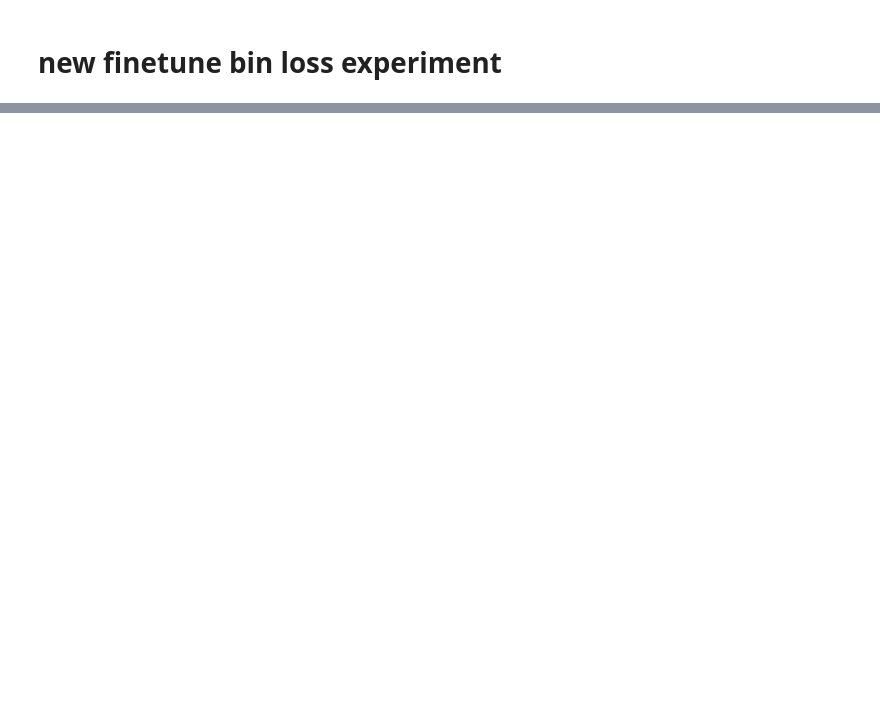
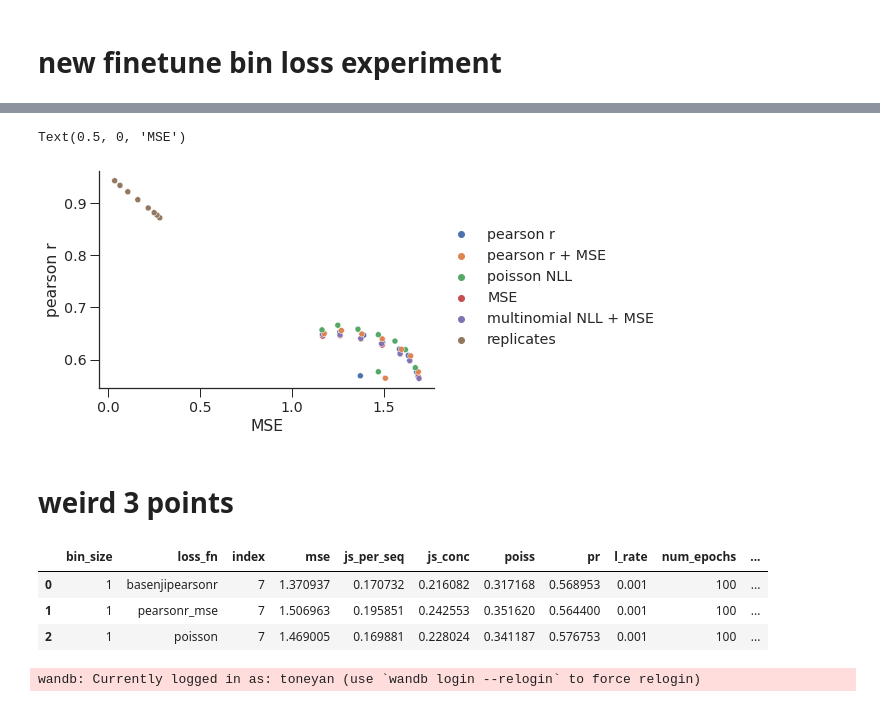
Before and after one commit to amberT15/QuantPred, a Jupyter notebook: Loss visualizations.ipynb, the cells around one changed output, grey strips where cells are left out. Cells and saved outputs as stored; diff of their text form; code cells hidden in the pictures; blank space fills up the shorter version.

```diff
--- a/Loss visualizations.ipynb
+++ b/Loss visualizations.ipynb
@@ -263,0 +94,7 @@ plt.savefig('plots/bin_loss_basenji.svg', bbox_inches="tight")
+# %%
+avg_repl_performance = (replicate_performance[replicate_performance['eval_type']=='whole']).groupby(['eval_bin_size']).mean().reset_index()
+# %%
+temp_col_rename = {'eval_bin_size': 'bin_size', 'pr_corr': 'pr'}
+avg_repl_performance = avg_repl_performance.rename(columns=temp_col_rename)
+# %%
+avg_repl_performance['loss'] = 'replicates'
@@ -263,0 +115,39 @@ plt.savefig('plots/bin_loss_basenji.svg', bbox_inches="tight")
+# %%
+binloss_and_repl_perf = pd.concat([average_summary_performance, avg_repl_performance])[['bin_size', 'loss', 'mse', 'pr']]
+# %%
+sns.set(font_scale=1.3)  # crazy big
+sns.set_style(style='white')
+plt.rcParams['xtick.major.size'] = 9
+plt.rcParams['xtick.major.width'] = 1
+
+plt.rcParams['ytick.major.size'] = 9
+plt.rcParams['ytick.major.width'] = 1
+plt.rcParams['xtick.bottom'] = True
+plt.rcParams['ytick.left'] = True
+# s_correlation = spearmanr(average_summary_performance['mse'], average_summary_performance['pr'])[0]
+# p_correlation = pearsonr(average_summary_performance['mse'], average_summary_performance['pr'])[0]
+
+# nopearsonrloss = average_summary_performance[average_summary_performance['loss']!='pearson r']
+sns.scatterplot(data=binloss_and_repl_perf, x='mse', y='pr', hue='loss')
+# plt.text(1.6,0.66,'spearman r = {:.2f}\npearson r = {:.2f}'.format(s_correlation, p_correlation))
+plt.legend(frameon=False, bbox_to_anchor=(1,0.8))
+
+
+plt.gca().spines['top'].set_visible(False)
+plt.gca().spines['right'].set_visible(False)
+plt.ylabel('pearson r')
+plt.xlabel('MSE')
+# %% [output]
+Text(0.5, 0, 'MSE')
+[figure, added]
+# %% [markdown]
+# weird 3 points
+# %%
+average_summary_performance[(average_summary_performance['mse']>1.3)&
+(average_summary_performance['mse']<1.6)&
+(average_summary_performance['pr']<0.6)]
+# %% [output]
+|  | bin_size | loss_fn | index | mse | js_per_seq | js_conc | poiss | pr | l_rate | num_epochs | ... |
+| 0 | 1 | basenjipearsonr | 7 | 1.370937 | 0.170732 | 0.216082 | 0.317168 | 0.568953 | 0.001 | 100 | ... |
+| 1 | 1 | pearsonr_mse | 7 | 1.506963 | 0.195851 | 0.242553 | 0.351620 | 0.564400 | 0.001 | 100 | ... |
+| 2 | 1 | poisson | 7 | 1.469005 | 0.169881 | 0.228024 | 0.341187 | 0.576753 | 0.001 | 100 | ... |
@@ -263,0 +162,7 @@ plt.savefig('plots/bin_loss_basenji.svg', bbox_inches="tight")
+# %%
+for run_dir in collect_run_dirs('BASENJI_BIN_LOSS'):
+    metadata = get_run_metadata(run_dir)
+    if (128, 'poisson') == (metadata['bin_size'].values[0], metadata['loss_fn'].values[0]):
+        run_128_poiss = run_dir
+# %% [output]
+wandb: Currently logged in as: toneyan (use `wandb login --relogin` to force relogin)
```
Also changed, not shown: parts of 34 cells of this notebook.
